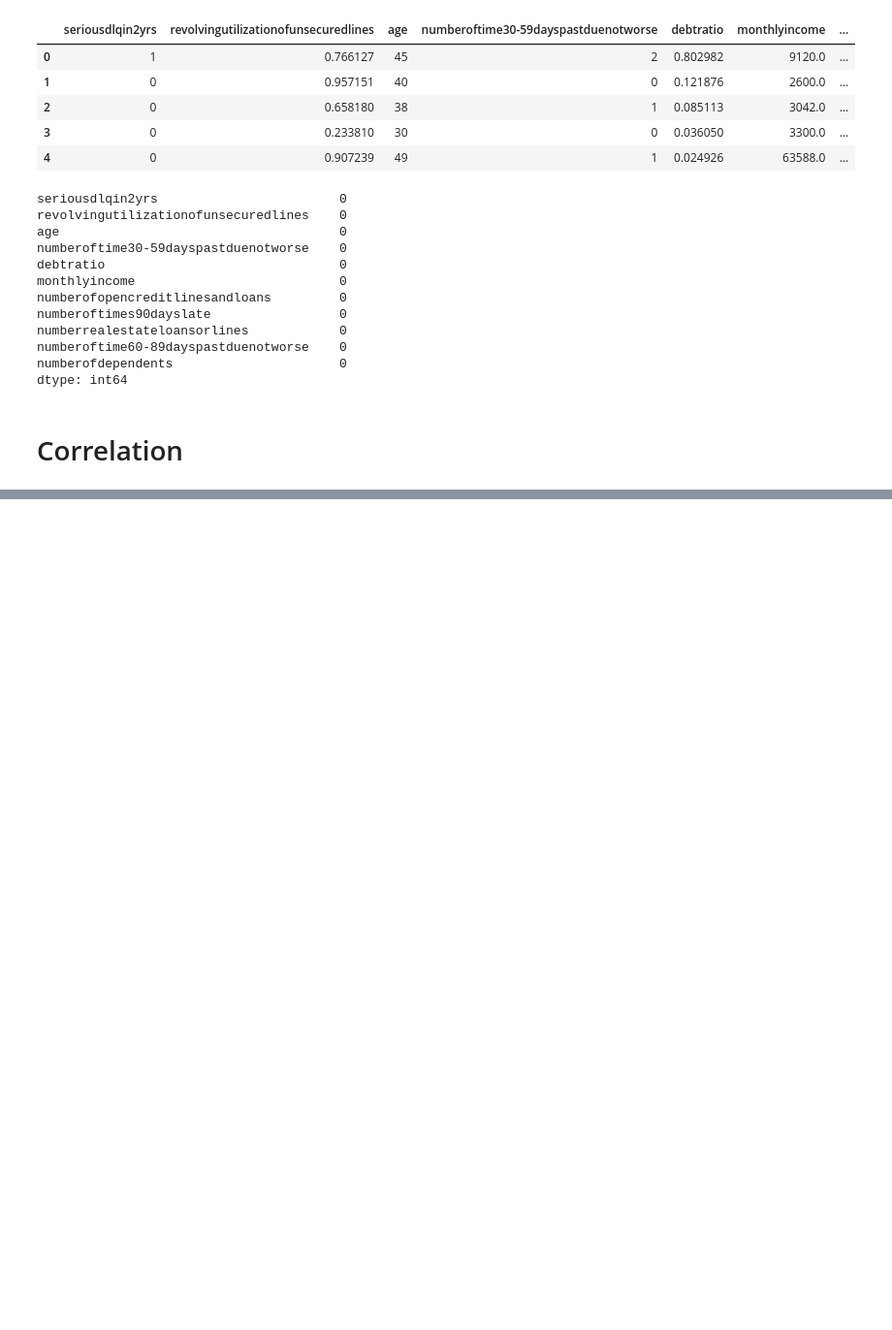
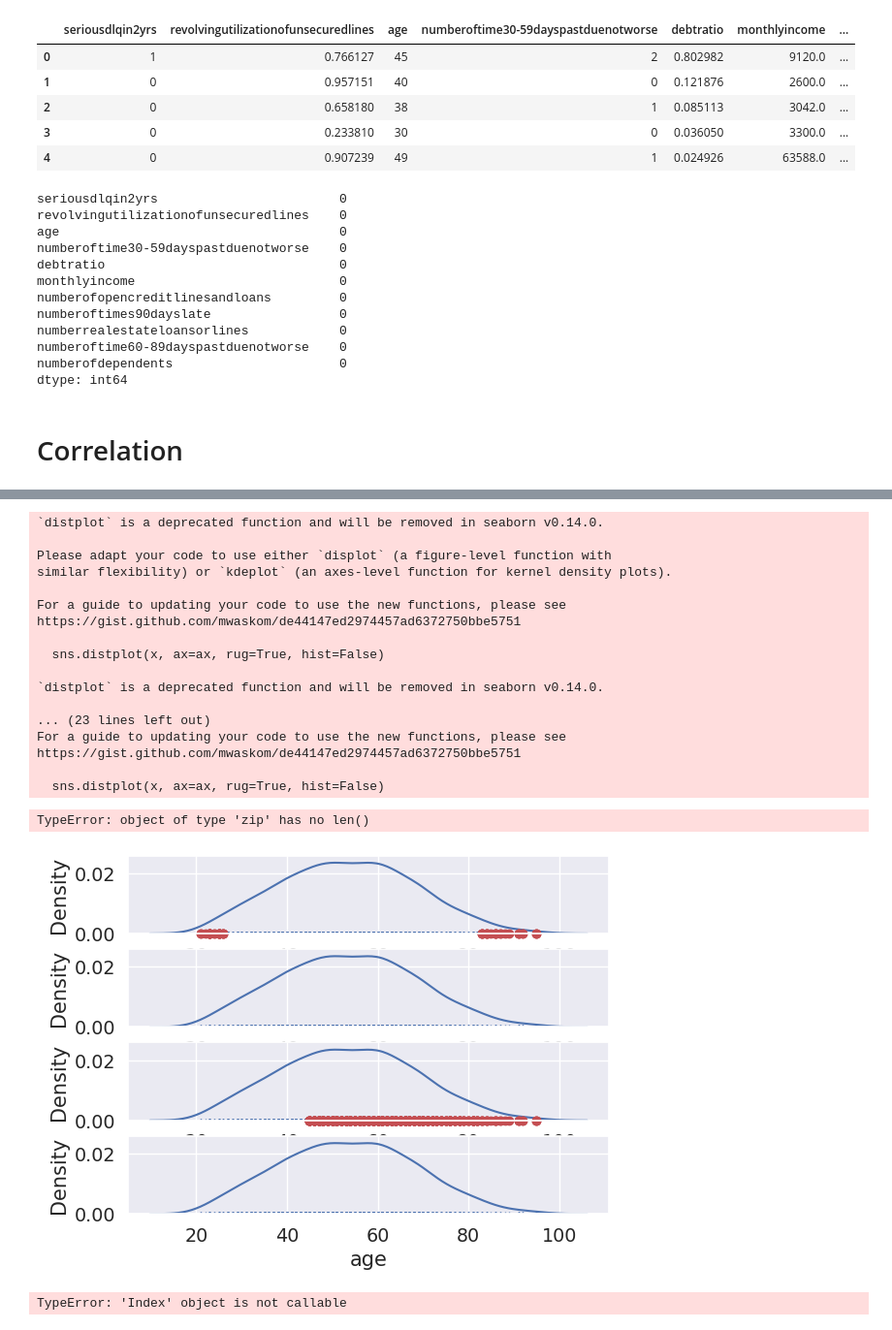
Before and after one commit to LiXinYiEmily/STAT3011_2324_GP7, a Jupyter notebook: replication.ipynb, the cells around one changed output, grey strips where cells are left out. Shown at 97% size. Saved outputs shown, nothing was run; the diff lists cells and outputs as text; code cells hidden in the pictures; blank space fills up the shorter version.

```diff
--- a/replication.ipynb
+++ b/replication.ipynb
@@ -213,0 +316,26 @@ dtype: int64
+# %%
+plotOutlier(training_data.age.sample(1000))
+# %% [output]
+`distplot` is a deprecated function and will be removed in seaborn v0.14.0.
+
+Please adapt your code to use either `displot` (a figure-level function with
+similar flexibility) or `kdeplot` (an axes-level function for kernel density plots).
+
+For a guide to updating your code to use the new functions, please see
+https://gist.github.com/mwaskom/de44147ed2974457ad6372750bbe5751
+
+  sns.distplot(x, ax=ax, rug=True, hist=False)
+
+`distplot` is a deprecated function and will be removed in seaborn v0.14.0.
+
+... (23 lines left out)
+For a guide to updating your code to use the new functions, please see
+https://gist.github.com/mwaskom/de44147ed2974457ad6372750bbe5751
+
+  sns.distplot(x, ax=ax, rug=True, hist=False)
+TypeError: object of type 'zip' has no len()
+[figure, added]
+# %%
+training_data.columns()
+# %% [output]
+TypeError: 'Index' object is not callable
```
Also changed, not shown: parts of 12 cells of this notebook.
